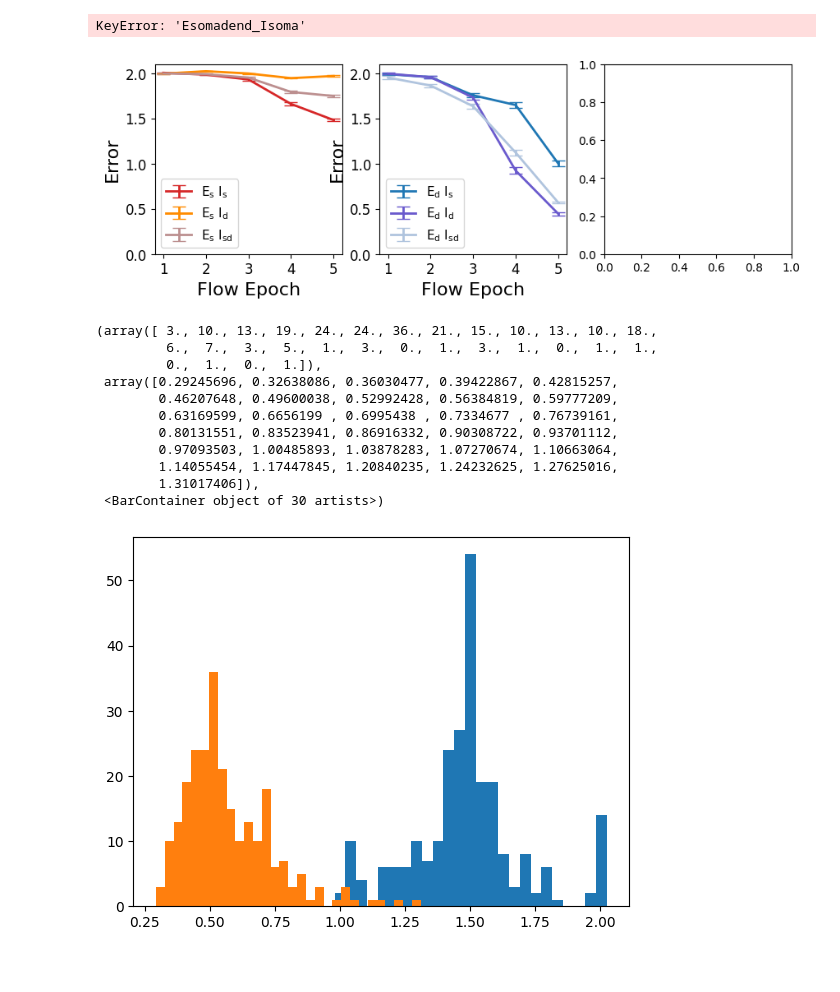
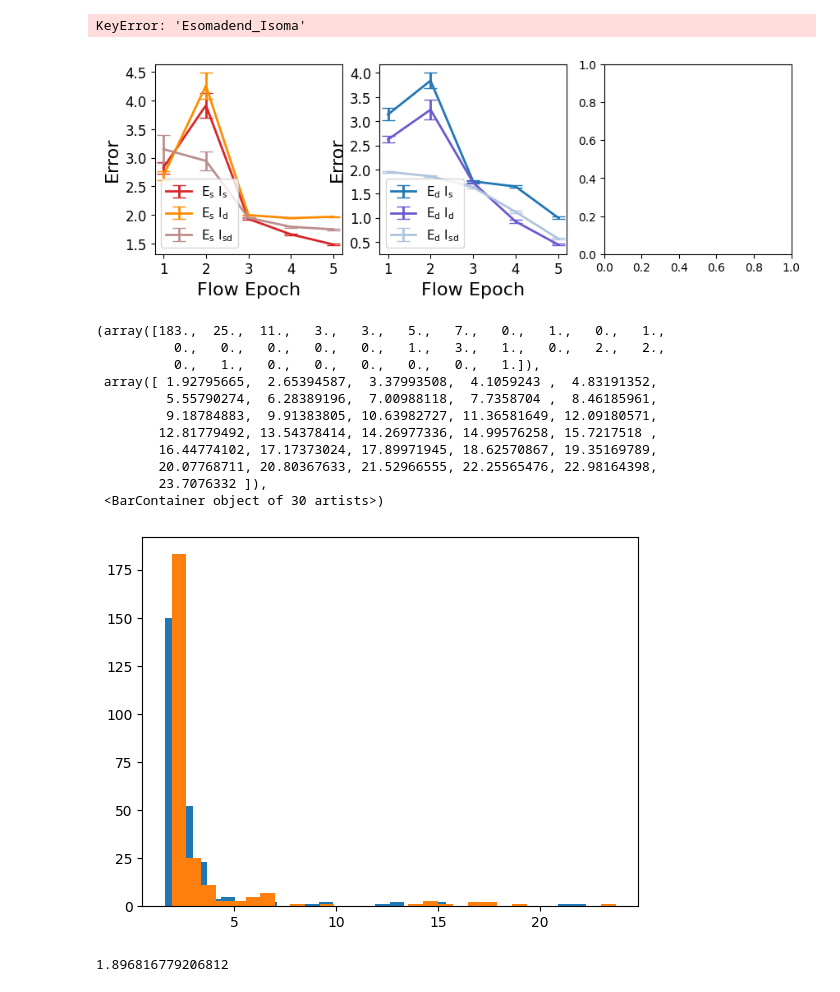
Before and after one commit to ntolley/dendractor, a Jupyter notebook: figures/plot_memorycontext_error_comparison.ipynb, the cells around one changed output. Saved outputs shown, nothing was run; the diff lists cells and outputs as text; code cells hidden in the pictures.

```diff
--- a/figures/plot_memorycontext_error_comparison.ipynb
+++ b/figures/plot_memorycontext_error_comparison.ipynb
@@ -201,25 +201,29 @@ for plot_idx, group in enumerate(plot_groups):
     plt.legend(fontsize=legendsize, loc='lower left')
     plt.ylabel('Error', fontsize=labelsize)
     plt.xlabel('Flow Epoch', fontsize=labelsize)
-    plt.ylim(0, 2.1)
+#     plt.ylim(0, 2.1)
 plt.tight_layout()
-plt.savefig('../figures/memorycontext_error_comparison.svg')
+# plt.savefig('../figures/memorycontext_error_comparison.svg')
 # %% [output]
 KeyError: 'Esomadend_Isoma'
-[figure, old version]
+[figure, new version]
 # %%
-plt.hist(np.array(res_dict['Esoma_Isoma']['error_list'][4]), bins=30)
-plt.hist(np.array(res_dict['Edend_Isomadend']['error_list'][4]), bins=30)
+plt.hist(np.array(res_dict['Esoma_Isomadend']['error_list'][1]), bins=30)
+plt.hist(np.array(res_dict['Edend_Idend']['error_list'][1]), bins=30)
 # %% [output]
-(array([ 3., 10., 13., 19., 24., 24., 36., 21., 15., 10., 13., 10., 18.,
-         6.,  7.,  3.,  5.,  1.,  3.,  0.,  1.,  3.,  1.,  0.,  1.,  1.,
-         0.,  1.,  0.,  1.]),
- array([0.29245696, 0.32638086, 0.36030477, 0.39422867, 0.42815257,
-        0.46207648, 0.49600038, 0.52992428, 0.56384819, 0.59777209,
-        0.63169599, 0.6656199 , 0.6995438 , 0.7334677 , 0.76739161,
-        0.80131551, 0.83523941, 0.86916332, 0.90308722, 0.93701112,
-        0.97093503, 1.00485893, 1.03878283, 1.07270674, 1.10663064,
-        1.14055454, 1.17447845, 1.20840235, 1.24232625, 1.27625016,
-        1.31017406]),
+(array([183.,  25.,  11.,   3.,   3.,   5.,   7.,   0.,   1.,   0.,   1.,
+          0.,   0.,   0.,   0.,   0.,   1.,   3.,   1.,   0.,   2.,   2.,
+          0.,   1.,   0.,   0.,   0.,   0.,   0.,   1.]),
+ array([ 1.92795665,  2.65394587,  3.37993508,  4.1059243 ,  4.83191352,
+         5.55790274,  6.28389196,  7.00988118,  7.7358704 ,  8.46185961,
+         9.18784883,  9.91383805, 10.63982727, 11.36581649, 12.09180571,
+        12.81779492, 13.54378414, 14.26977336, 14.99576258, 15.7217518 ,
+        16.44774102, 17.17373024, 17.89971945, 18.62570867, 19.35169789,
+        20.07768711, 20.80367633, 21.52966555, 22.25565476, 22.98164398,
+        23.7076332 ]),
  <BarContainer object of 30 artists>)
-[figure, old version]
+[figure, new version]
+# %%
+np.min(np.array(res_dict['Esoma_Isomadend']['error_list'][0]))
+# %% [output]
+1.896816779206812
```
Also changed, not shown: 5 other files.
